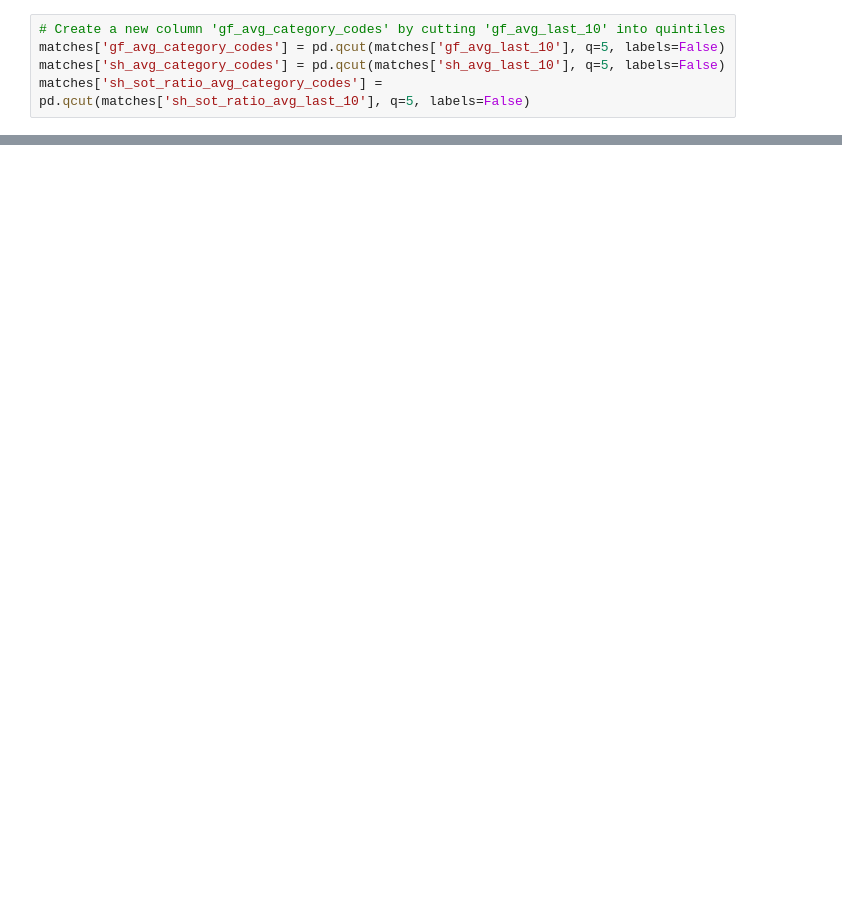
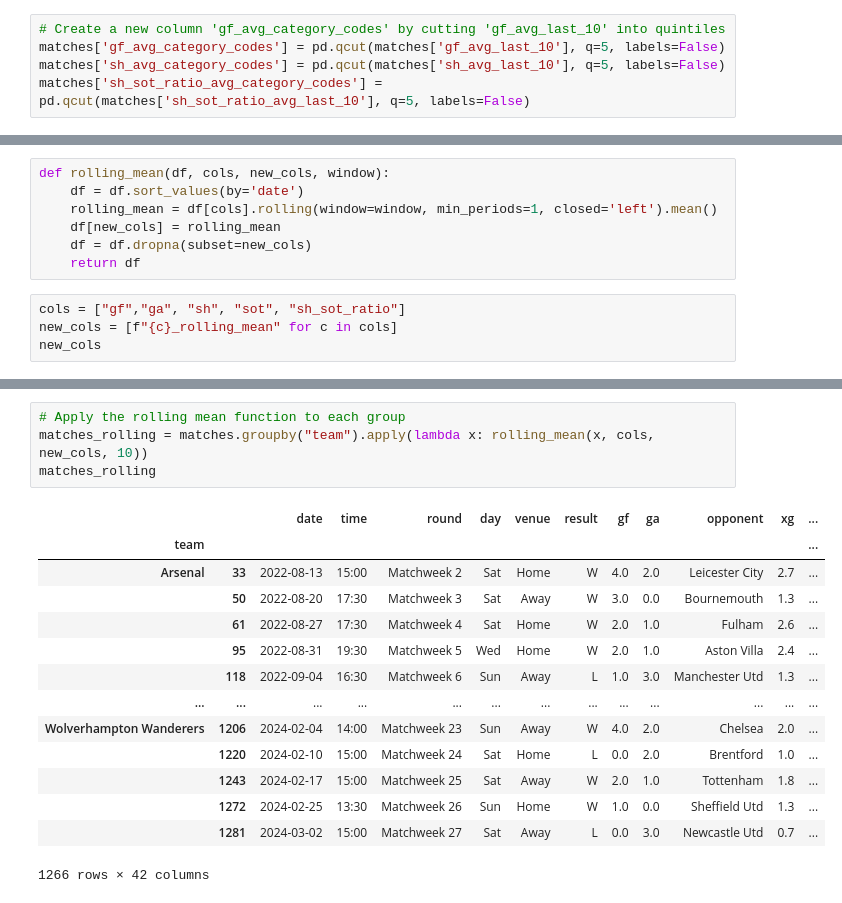
Before and after one commit to WTYE/matches-prediction, a Jupyter notebook: scripts/data_cleaning.ipynb, the cells around one changed output, grey strips where cells are left out. Saved outputs shown, nothing was run; the diff lists cells and outputs as text; blank space fills up the shorter version.

```diff
--- a/scripts/data_cleaning.ipynb
+++ b/scripts/data_cleaning.ipynb
@@ -71,0 +90,11 @@ matches['sh_sot_ratio_avg_category_codes'] = pd.qcut(matches['sh_sot_ratio_avg_l
+# %%
+def rolling_mean(df, cols, new_cols, window):
+    df = df.sort_values(by='date')
+    rolling_mean = df[cols].rolling(window=window, min_periods=1, closed='left').mean()
+    df[new_cols] = rolling_mean
+    df = df.dropna(subset=new_cols)
+    return df
+# %%
+cols = ["gf","ga", "sh", "sot", "sh_sot_ratio"]
+new_cols = [f"{c}_rolling_mean" for c in cols]
+new_cols
@@ -71,0 +123,19 @@ matches['sh_sot_ratio_avg_category_codes'] = pd.qcut(matches['sh_sot_ratio_avg_l
+# %%
+# Apply the rolling mean function to each group
+matches_rolling = matches.groupby("team").apply(lambda x: rolling_mean(x, cols, new_cols, 10))
+matches_rolling
+# %% [output]
+|  |  | date | time | round | day | venue | result | gf | ga | opponent | xg | ... |
+| team |  |  |  |  |  |  |  |  |  |  |  | ... |
+| Arsenal | 33 | 2022-08-13 | 15:00 | Matchweek 2 | Sat | Home | W | 4.0 | 2.0 | Leicester City | 2.7 | ... |
+|  | 50 | 2022-08-20 | 17:30 | Matchweek 3 | Sat | Away | W | 3.0 | 0.0 | Bournemouth | 1.3 | ... |
+|  | 61 | 2022-08-27 | 17:30 | Matchweek 4 | Sat | Home | W | 2.0 | 1.0 | Fulham | 2.6 | ... |
+|  | 95 | 2022-08-31 | 19:30 | Matchweek 5 | Wed | Home | W | 2.0 | 1.0 | Aston Villa | 2.4 | ... |
+|  | 118 | 2022-09-04 | 16:30 | Matchweek 6 | Sun | Away | L | 1.0 | 3.0 | Manchester Utd | 1.3 | ... |
+| ... | ... | ... | ... | ... | ... | ... | ... | ... | ... | ... | ... | ... |
+| Wolverhampton Wanderers | 1206 | 2024-02-04 | 14:00 | Matchweek 23 | Sun | Away | W | 4.0 | 2.0 | Chelsea | 2.0 | ... |
+|  | 1220 | 2024-02-10 | 15:00 | Matchweek 24 | Sat | Home | L | 0.0 | 2.0 | Brentford | 1.0 | ... |
+|  | 1243 | 2024-02-17 | 15:00 | Matchweek 25 | Sat | Away | W | 2.0 | 1.0 | Tottenham | 1.8 | ... |
+|  | 1272 | 2024-02-25 | 13:30 | Matchweek 26 | Sun | Home | W | 1.0 | 0.0 | Sheffield Utd | 1.3 | ... |
+|  | 1281 | 2024-03-02 | 15:00 | Matchweek 27 | Sat | Away | L | 0.0 | 3.0 | Newcastle Utd | 0.7 | ... |
+1266 rows × 42 columns
```
Also changed, not shown: parts of 7 cells of this notebook, 3 other files.
